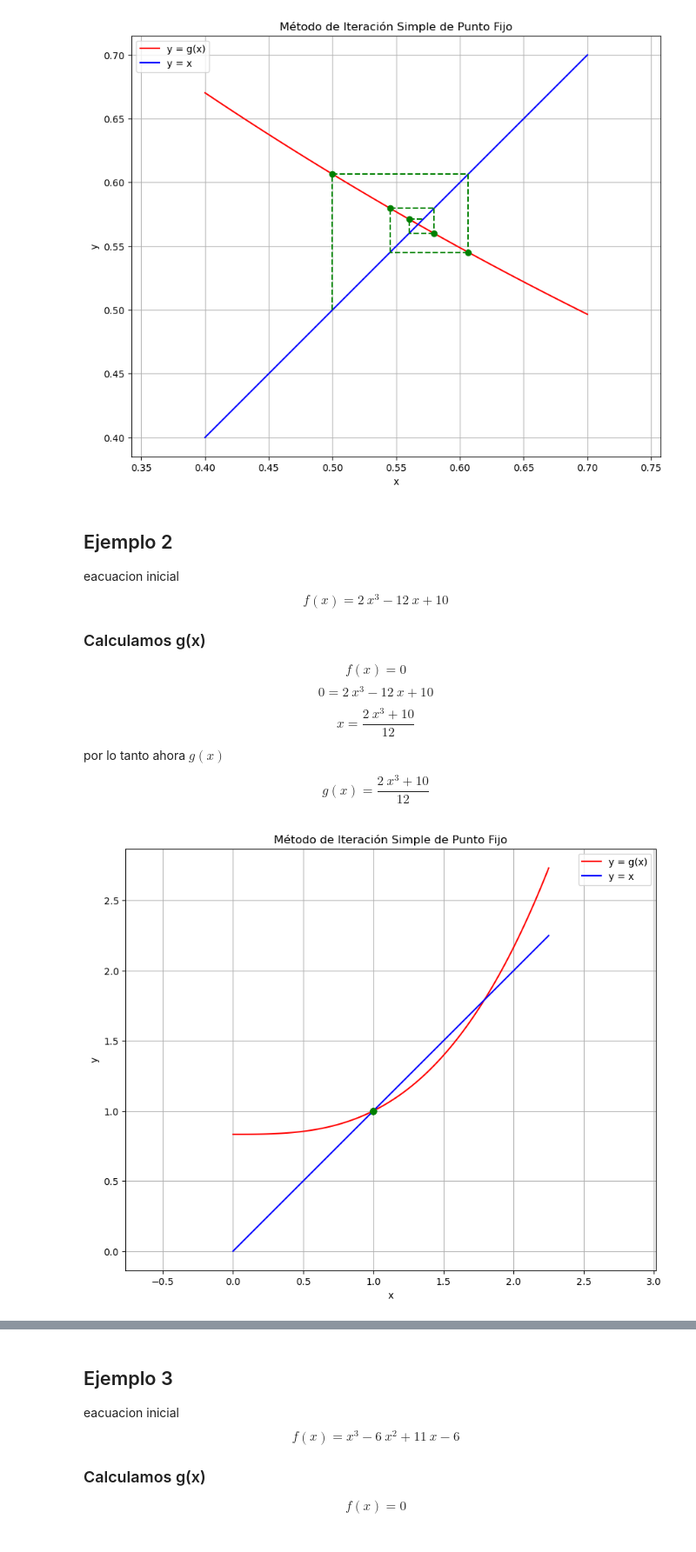
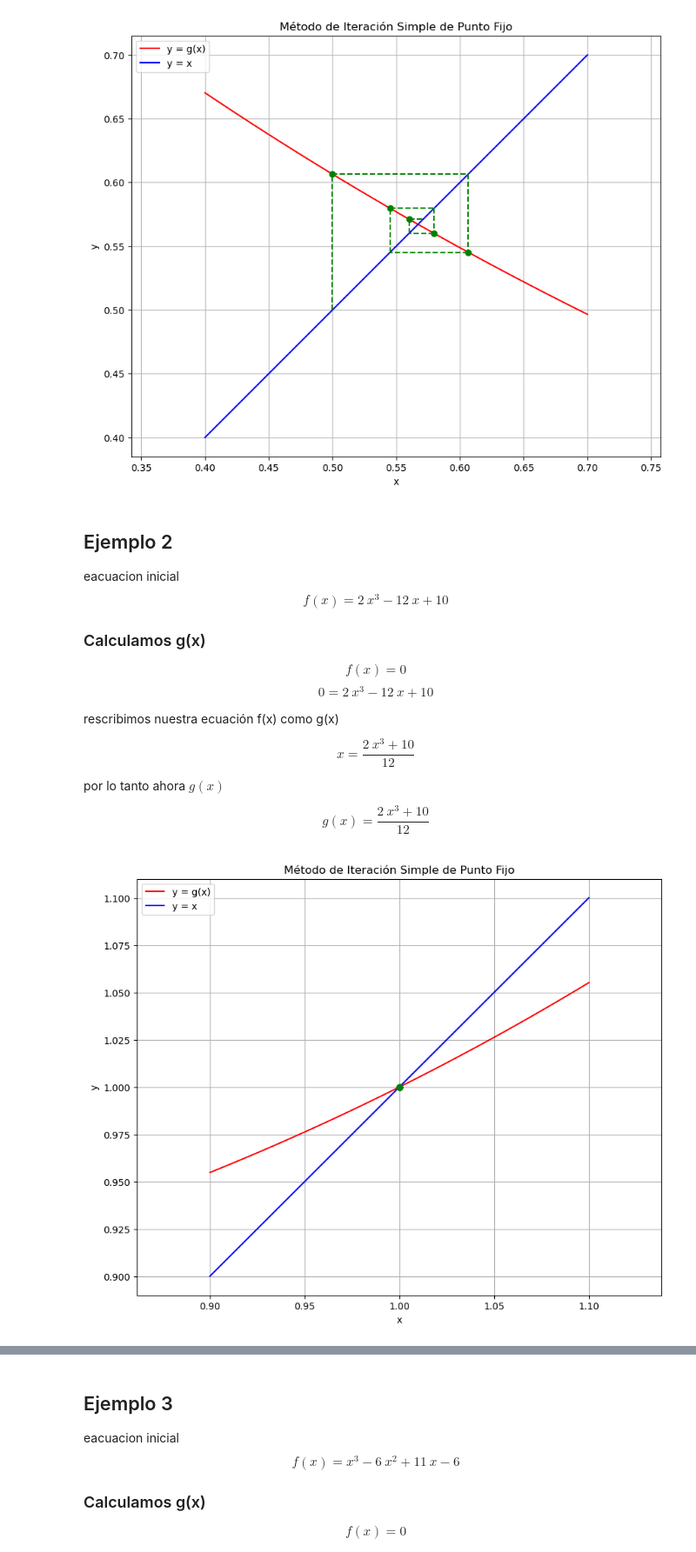
Before and after one commit to cpatagon/Python_Numerico, a Jupyter notebook: clases/03_ResolucionDeEcuaciones/05_Punto_Fijo.ipynb, the cells around one changed output, grey strips where cells are left out. Shown at 87% size. Saved outputs shown, nothing was run; the diff lists cells and outputs as text; code cells hidden in the pictures.

```diff
--- a/clases/03_ResolucionDeEcuaciones/05_Punto_Fijo.ipynb
+++ b/clases/03_ResolucionDeEcuaciones/05_Punto_Fijo.ipynb
@@ -208,6 +208,9 @@ $$ f(x)= 2\ x^3 - 12\ x + 10$$
 ### Calculamos g(x)
 $$ f(x) = 0$$
 $$ 0 = 2\ x^3 - 12\ x + 10$$
+
+rescribimos nuestra ecuación f(x) como g(x)
+
 $$ x = \frac{2\ x^3 + 10}{12} $$
 por lo tanto ahora $g(x)$
 
@@ -223,35 +226,35 @@ import matplotlib.pyplot as plt
 def g(x):
     return (2*x**3 + 10)/12
 
 def plot_fixed_point_iteration(g, x0, num_iterations):
-    x = np.linspace(0, 2.25, 100)
+    x = np.linspace(0.9, 1.1, 100)
 
     plt.figure(figsize=(10, 8))
     plt.plot(x, g(x), 'r-', label='y = g(x)')
     plt.plot(x, x, 'b-', label='y = x')
 
     x_n = x0
 
     for i in range(num_iterations):
         y_n = g(x_n)
         plt.plot([x_n, x_n], [x_n, y_n], 'g--')
         plt.plot([x_n, y_n], [y_n, y_n], 'g--')
         plt.plot(x_n, y_n, 'go')
         x_n = y_n
 
 
     plt.xlabel('x')
     plt.ylabel('y')
     plt.title('Método de Iteración Simple de Punto Fijo')
     plt.legend()
     plt.grid(True)
     plt.axis('equal')
     plt.show()
 
 # Ejemplo de uso
 plot_fixed_point_iteration(g, 1, 15)
 # %% [output]
-[figure, old version]
+[figure, new version]
 # %%
 import numpy as np
 def punto_fijo(g, x0, tol=1e-6, max_iter=100):
```
Also changed, not shown: parts of 1 cell of this notebook, 3 other files.
